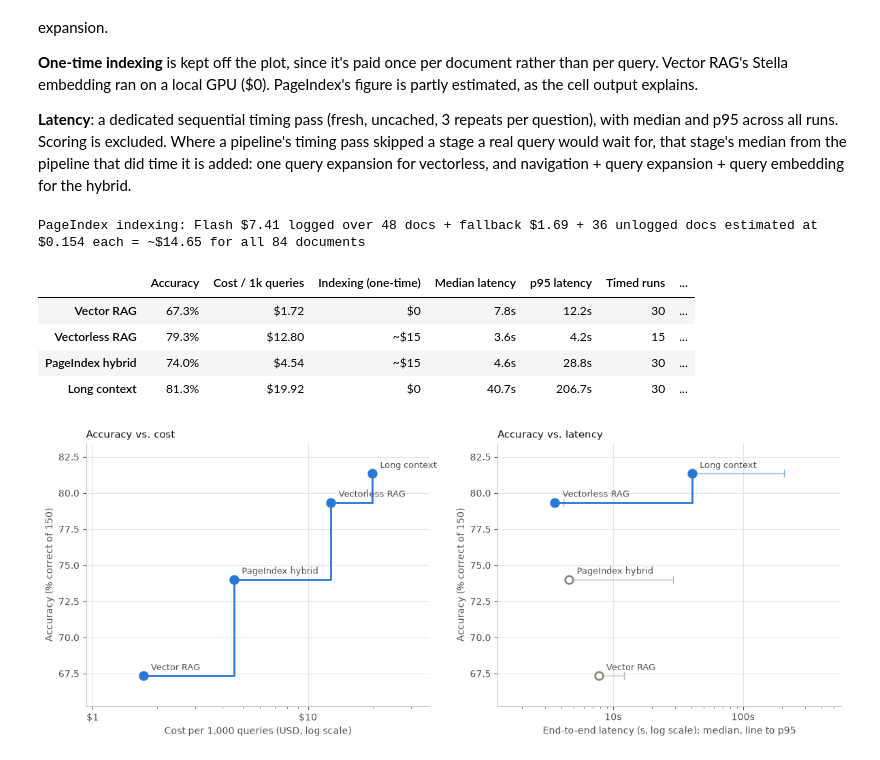
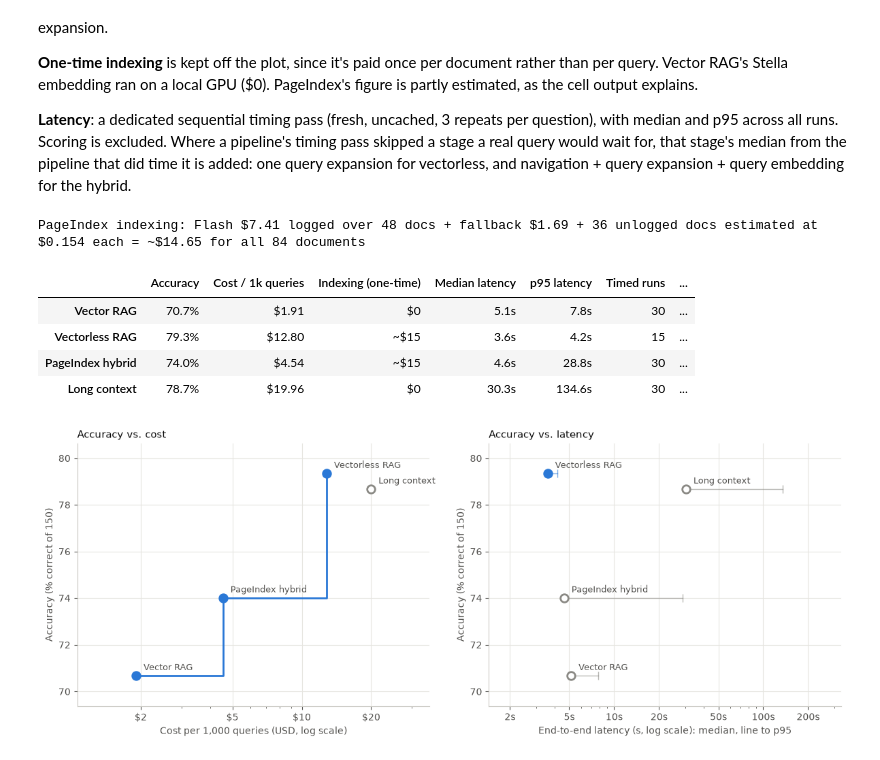
Before and after one commit to shaliqsv/financebench-rag-thesis, a Jupyter notebook: analysis/findings_walkthrough.ipynb, the cells around one changed output. Saved outputs shown, nothing was run; the diff lists cells and outputs as text; code cells hidden in the pictures.

```diff
--- a/analysis/findings_walkthrough.ipynb
+++ b/analysis/findings_walkthrough.ipynb
@@ -117,23 +116,13 @@ On descriptive questions the matcher grabs whatever number appears first, so it
 # %%
-# Final verdicts, all under the same metric-first rule (see the note above)
+# Final verdicts -- every architecture: same generation prompt and same scoring rule (Sections 1-2)
 SCORING = {
-    "Vector RAG":       R / "vector_rag_stage_scoring_metric_first.jsonl",
+    "Vector RAG":       R / "vector_rag_stage_scoring_structured.jsonl",
     "Vectorless RAG":   R / "vectorless_rag_stage_scoring.jsonl",
     "PageIndex hybrid": R / "pageindex_hybrid_expanded_stage_scoring.jsonl",
-    "Long context":     R / "long_context_stage_scoring_metric_first.jsonl",
+    "Long context":     R / "long_context_stage_scoring_structured.jsonl",
 }
 ARCHS = list(SCORING)
 
 labels = pd.DataFrame({arch: {i: r["label"] for i, r in latest_by_id(path).items()} for arch, path in SCORING.items()})
 labels = labels.reindex(questions.index)          # unanswered / unscored -> NaN, counted as not correct
 correct = labels.eq("Correct")
-
-# Before/after for the two pipelines that were re-scored
-original = {
-    "Vector RAG":   latest_by_id(R / "vector_rag_stage_scoring.jsonl"),
-    "Long context": latest_by_id(R / "long_context_stage_scoring.jsonl"),
-}
-pd.DataFrame({
-    "Original rule (score_answer)": {a: sum(r["score_label"] == "Correct" for r in recs.values()) for a, recs in original.items()},
-    "Metric-first rule": {a: int(correct[a].sum()) for a in original},
-}).rename_axis("Correct answers (of 150)")
@@ -455,10 +449,10 @@ Input tokens at the answer-generation step, per question, from the de-duplicated
 # %%
 # Input tokens per question at the answer-generation step: how much text each architecture shows the generator
 GEN_STAGE = {
-    "Vector RAG":       (R / "vector_rag_costs.jsonl", R / "vector_rag_stage_generation.jsonl"),
+    "Vector RAG":       (R / "vector_rag_costs.jsonl", R / "vector_rag_stage_generation_structured.jsonl"),
     "Vectorless RAG":   (R / "vectorless_rag_costs.jsonl", R / "vectorless_rag_stage_generation.jsonl"),
     "PageIndex hybrid": (R / "pageindex_hybrid_expanded_costs.jsonl", R / "pageindex_hybrid_expanded_stage_generation.jsonl"),
-    "Long context":     (R / "long_context_costs.jsonl", R / "long_context_stage_generation.jsonl"),
+    "Long context":     (R / "long_context_costs.jsonl", R / "long_context_stage_generation_structured.jsonl"),
 }
 ctx = {}
 for arch, (cost_path, out_path) in GEN_STAGE.items():
@@ -526,14 +520,14 @@ VL_NAV = R / "vectorless_rag_stage_navigation_expanded.jsonl"
 COST_STAGES = {
     "Vector RAG": [(VR_COSTS, "query_expansion", None),
                    (VR_COSTS, "selection", R / "vector_rag_stage_selection.jsonl"),
-                   (VR_COSTS, "generation", R / "vector_rag_stage_generation.jsonl")],
+                   (VR_COSTS, "generation", R / "vector_rag_stage_generation_structured.jsonl")],
     "Vectorless RAG": [(VL_COSTS, "query_expansion", VL_NAV), (VL_COSTS, "navigation_expanded", VL_NAV),
                        (VL_COSTS, "generation", R / "vectorless_rag_stage_generation.jsonl")],
     "PageIndex hybrid": [(HY_COSTS, "generation", R / "pageindex_hybrid_expanded_stage_generation.jsonl"),
                          # borrowed: reused from the other pipelines, but a real query would pay for them
                          (VL_COSTS, "query_expansion", VL_NAV), (VL_COSTS, "navigation_expanded", VL_NAV),
                          (VR_COSTS, "query_expansion", None)],
-    "Long context": [(LC_COSTS, "generation", R / "long_context_stage_generation.jsonl")],
+    "Long context": [(LC_COSTS, "generation", R / "long_context_stage_generation_structured.jsonl")],
 }
 
 def per_query_cost(stages):
@@ -567,12 +561,15 @@ INDEXING = {"Vector RAG": 0.0, "Vectorless RAG": indexing_estimate, "PageIndex h
 
 # Latency: stages a real query waits for that a pipeline's own timing pass skipped, added at the median
 # of the pipeline that did time them (see the hybrid notebook's Stage 12 note).
-VR_LAT, VL_LAT = R / "vector_rag_latency.jsonl", R / "vectorless_rag_latency.jsonl"
+VR_LAT, VL_LAT = R / "vector_rag_latency_structured.jsonl", R / "vectorless_rag_latency.jsonl"
+# Stages borrowed by vectorless/hybrid come from vector RAG's ORIGINAL timing run, made around the same time
+# as theirs; vector RAG's own structured-prompt re-timing ran on a different day (API speed varies by day).
+VR_LAT_BORROW = R / "vector_rag_latency.jsonl"
 LATENCY = {"Vector RAG": (VR_LAT, []),
-           "Vectorless RAG": (VL_LAT, [(VR_LAT, "query_expansion")]),
+           "Vectorless RAG": (VL_LAT, [(VR_LAT_BORROW, "query_expansion")]),
            "PageIndex hybrid": (R / "pageindex_hybrid_expanded_latency.jsonl",
-                                [(VL_LAT, "navigate"), (VR_LAT, "query_expansion"), (VR_LAT, "query_embedding")]),
-           "Long context": (R / "long_context_latency.jsonl", [])}
+                                [(VL_LAT, "navigate"), (VR_LAT_BORROW, "query_expansion"), (VR_LAT_BORROW, "query_embedding")]),
+           "Long context": (R / "long_context_latency_structured.jsonl", [])}
 
 def latency(path, borrowed):
     runs = load_jsonl(path)
@@ -605,10 +602,10 @@ pd.DataFrame({
 # %% [output]
 PageIndex indexing: Flash $7.41 logged over 48 docs + fallback $1.69 + 36 unlogged docs estimated at $0.154 each = ~$14.65 for all 84 documents
 |  | Accuracy | Cost / 1k queries | Indexing (one-time) | Median latency | p95 latency | Timed runs | ... |
-| Vector RAG | 67.3% | $1.72 | $0 | 7.8s | 12.2s | 30 | ... |
+| Vector RAG | 70.7% | $1.91 | $0 | 5.1s | 7.8s | 30 | ... |
 | Vectorless RAG | 79.3% | $12.80 | ~$15 | 3.6s | 4.2s | 15 | ... |
 | PageIndex hybrid | 74.0% | $4.54 | ~$15 | 4.6s | 28.8s | 30 | ... |
-| Long context | 81.3% | $19.92 | $0 | 40.7s | 206.7s | 30 | ... |
+| Long context | 78.7% | $19.96 | $0 | 30.3s | 134.6s | 30 | ... |
 # %%
 FRONTIER, DOMINATED, TEXT = "#2a78d6", "#8a8984", "#52514e"
 plt.rcParams.update({"font.size": 10, "axes.edgecolor": "#c9c8c2", "axes.labelcolor": TEXT, "xtick.color": TEXT,
@@ -631,32 +628,33 @@ def label_points(ax, xs, ys, min_gap_pt=13):
 def draw_view(ax, x, xlabel, fmt, whisker_to=None):
     df = results.astype({x: float, "accuracy": float})
     front = df[pareto_optimal(df, ["accuracy"], [x])].sort_values(x)
     ax.step(front[x], front.accuracy * 100, where="post", color=FRONTIER, linewidth=2, zorder=1)
     for name, r in df.iterrows():
         on = name in front.index
         color = FRONTIER if on else DOMINATED
         if whisker_to:
             ax.plot([r[x], r[whisker_to]], [r.accuracy * 100] * 2, color=color, linewidth=1, alpha=0.6, zorder=1)
             ax.plot(r[whisker_to], r.accuracy * 100, marker="|", markersize=8, color=color, alpha=0.6)
         ax.scatter(r[x], r.accuracy * 100, s=70, zorder=3, linewidths=2, facecolors=color if on else "white", edgecolors=color)
     ax.set_xscale("log")
+    ax.xaxis.set_major_locator(LogLocator(base=10, subs=(1, 2, 5)))   # 1, 2, 5, 10, 20, 50 ...
     ax.xaxis.set_major_formatter(FuncFormatter(fmt))
     ax.xaxis.set_minor_formatter(NullFormatter())
     ax.set_xlabel(xlabel)
     ax.set_ylabel("Accuracy (% correct of 150)")
     ax.grid(True, color="#e6e5e0", linewidth=0.8)
     ax.set_axisbelow(True)
     ax.margins(x=0.25, y=0.15)
     label_points(ax, df[x], df.accuracy * 100)
 
 fig, (ax1, ax2) = plt.subplots(1, 2, figsize=(12, 4.8))
 draw_view(ax1, "cost_per_1k_usd", "Cost per 1,000 queries (USD, log scale)", lambda v, _: f"${v:g}")
 ax1.set_title("Accuracy vs. cost", loc="left", fontsize=11, color="#0b0b0b")
 draw_view(ax2, "median_latency_sec", "End-to-end latency (s, log scale): median, line to p95", lambda v, _: f"{v:g}s",
           whisker_to="p95_latency_sec")
 ax2.set_title("Accuracy vs. latency", loc="left", fontsize=11, color="#0b0b0b")
 fig.tight_layout()
 plt.show()
 # %% [output]
-[figure, old version]
+[figure, new version]
 # %% [markdown]
```
Also changed, not shown: parts of 20 cells of this notebook, 9 other files.
